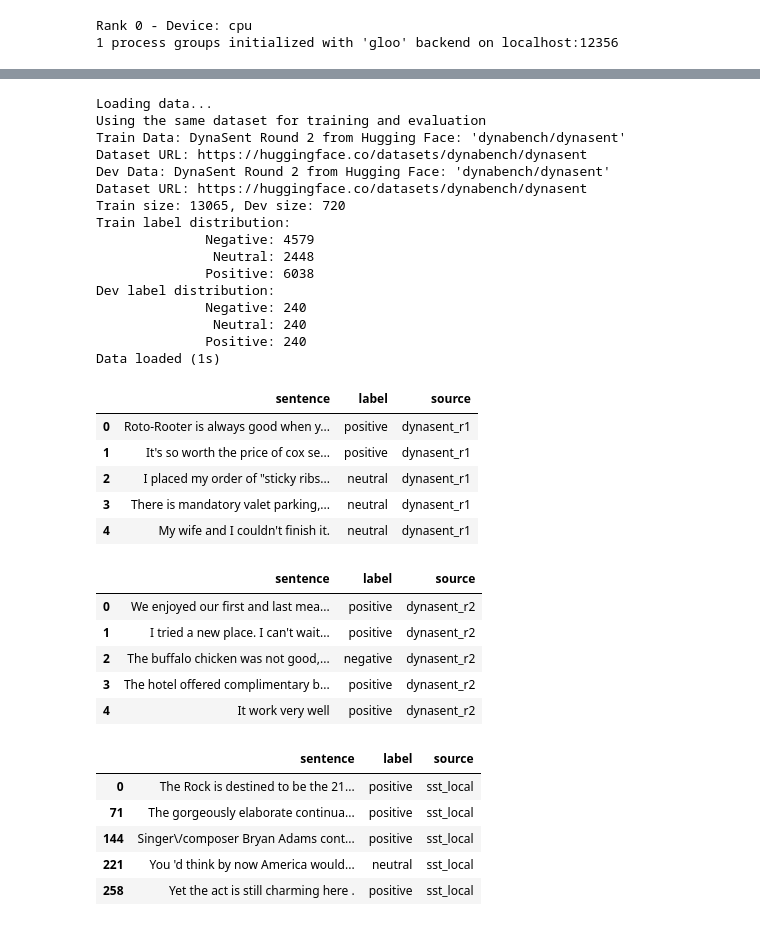
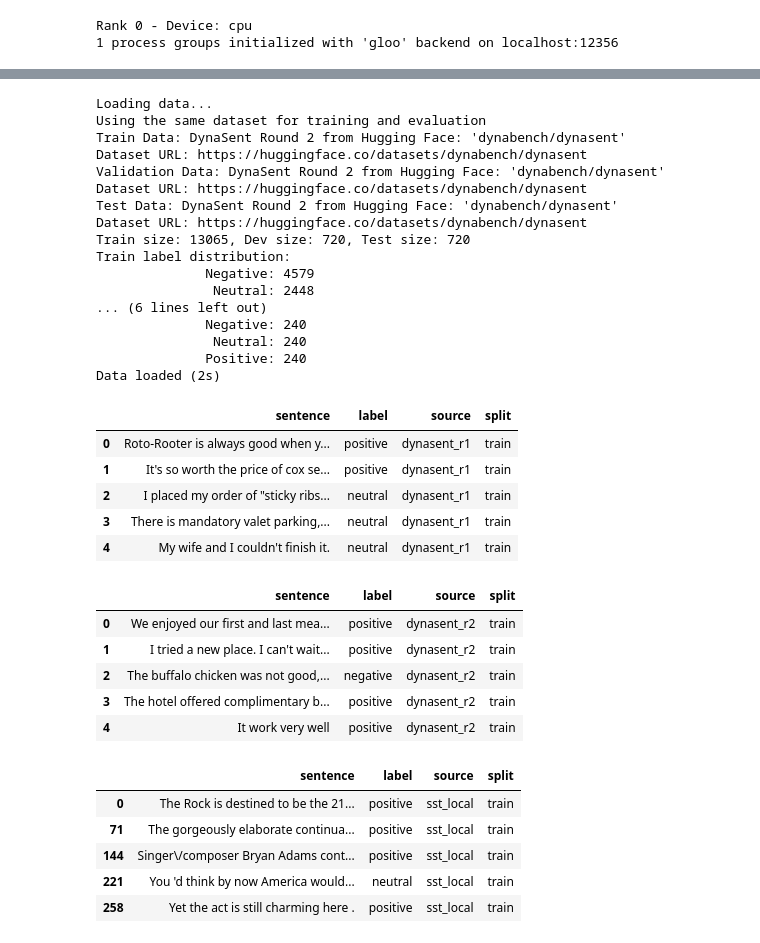
Before and after one commit to jbeno/sentiment, a Jupyter notebook: data_processing.ipynb, the cells around one changed output, grey strips where cells are left out. Cells and saved outputs as stored; diff of their text form; code cells hidden in the pictures.

```diff
--- a/data_processing.ipynb
+++ b/data_processing.ipynb
@@ -671,7 +676,7 @@ Rank 0 - Device: cpu
 # %%
 fix_random_seeds(42)
 # %%
-train_dyn1, dev_dyn1 = load_data('dynasent_r1', None, None, 1, 0, False)
+train_dyn1, val_dyn1, test_dyn1 = load_data('dynasent_r1', None, None, 1, 0, False)
 # %% [output]
 Loading data...
 Using the same dataset for training and evaluation
@@ -709,22 +742,23 @@ Data loaded (392ms)
 # %%
-train_dyn2, dev_dyn2 = load_data('dynasent_r2', None, None, 1, 0, False)
+train_dyn2, val_dyn2, test_dyn2 = load_data('dynasent_r2', None, None, 1, 0, False)
 # %% [output]
 Loading data...
 Using the same dataset for training and evaluation
 Train Data: DynaSent Round 2 from Hugging Face: 'dynabench/dynasent'
 Dataset URL: https://huggingface.co/datasets/dynabench/dynasent
-Dev Data: DynaSent Round 2 from Hugging Face: 'dynabench/dynasent'
+Validation Data: DynaSent Round 2 from Hugging Face: 'dynabench/dynasent'
 Dataset URL: https://huggingface.co/datasets/dynabench/dynasent
-Train size: 13065, Dev size: 720
+Test Data: DynaSent Round 2 from Hugging Face: 'dynabench/dynasent'
+Dataset URL: https://huggingface.co/datasets/dynabench/dynasent
+Train size: 13065, Dev size: 720, Test size: 720
 Train label distribution:
               Negative: 4579
                Neutral: 2448
-              Positive: 6038
-Dev label distribution:
+... (6 lines left out)
               Negative: 240
                Neutral: 240
               Positive: 240
-Data loaded (1s)
+Data loaded (2s)
 # %%
 train_dyn1['source'] = 'dynasent_r1'
 train_dyn2['source'] = 'dynasent_r2'
@@ -735,28 +772,38 @@ dev_sst['source'] = 'sst_local'
+# %%
+train_dyn1['split'] = 'train'
+train_dyn2['split'] = 'train'
+train_sst['split'] = 'train'
+val_dyn1['split'] = 'validation'
+val_dyn2['split'] = 'validation'
+val_sst['split'] = 'validation'
+test_dyn1['split'] = 'test'
+test_dyn2['split'] = 'test'
+test_sst['split'] = 'test'
 # %%
-train_dyn1[['sentence', 'label', 'source']].head()
+train_dyn1[['sentence', 'label', 'source', 'split']].head()
 # %% [output]
-|  | sentence | label | source |
-| 0 | Roto-Rooter is always good when y... | positive | dynasent_r1 |
-| 1 | It's so worth the price of cox se... | positive | dynasent_r1 |
-| 2 | I placed my order of "sticky ribs... | neutral | dynasent_r1 |
-| 3 | There is mandatory valet parking,... | neutral | dynasent_r1 |
-| 4 | My wife and I couldn't finish it. | neutral | dynasent_r1 |
+|  | sentence | label | source | split |
+| 0 | Roto-Rooter is always good when y... | positive | dynasent_r1 | train |
+| 1 | It's so worth the price of cox se... | positive | dynasent_r1 | train |
+| 2 | I placed my order of "sticky ribs... | neutral | dynasent_r1 | train |
+| 3 | There is mandatory valet parking,... | neutral | dynasent_r1 | train |
+| 4 | My wife and I couldn't finish it. | neutral | dynasent_r1 | train |
 # %%
-train_dyn2[['sentence', 'label', 'source']].head()
+train_dyn2[['sentence', 'label', 'source', 'split']].head()
 # %% [output]
-|  | sentence | label | source |
-| 0 | We enjoyed our first and last mea... | positive | dynasent_r2 |
-| 1 | I tried a new place. I can't wait... | positive | dynasent_r2 |
-| 2 | The buffalo chicken was not good,... | negative | dynasent_r2 |
-| 3 | The hotel offered complimentary b... | positive | dynasent_r2 |
-| 4 | It work very well | positive | dynasent_r2 |
+|  | sentence | label | source | split |
+| 0 | We enjoyed our first and last mea... | positive | dynasent_r2 | train |
+| 1 | I tried a new place. I can't wait... | positive | dynasent_r2 | train |
+| 2 | The buffalo chicken was not good,... | negative | dynasent_r2 | train |
+| 3 | The hotel offered complimentary b... | positive | dynasent_r2 | train |
+| 4 | It work very well | positive | dynasent_r2 | train |
 # %%
-train_sst[['sentence', 'label', 'source']].head()
+train_sst[['sentence', 'label', 'source', 'split']].head()
 # %% [output]
-|  | sentence | label | source |
-| 0 | The Rock is destined to be the 21... | positive | sst_local |
-| 71 | The gorgeously elaborate continua... | positive | sst_local |
-| 144 | Singer\/composer Bryan Adams cont... | positive | sst_local |
-| 221 | You 'd think by now America would... | neutral | sst_local |
-| 258 | Yet the act is still charming here . | positive | sst_local |
+|  | sentence | label | source | split |
+| 0 | The Rock is destined to be the 21... | positive | sst_local | train |
+| 71 | The gorgeously elaborate continua... | positive | sst_local | train |
+| 144 | Singer\/composer Bryan Adams cont... | positive | sst_local | train |
+| 221 | You 'd think by now America would... | neutral | sst_local | train |
+| 258 | Yet the act is still charming here . | positive | sst_local | train |
 # %%
```
Also changed, not shown: parts of 29 cells of this notebook, 10 other files.
